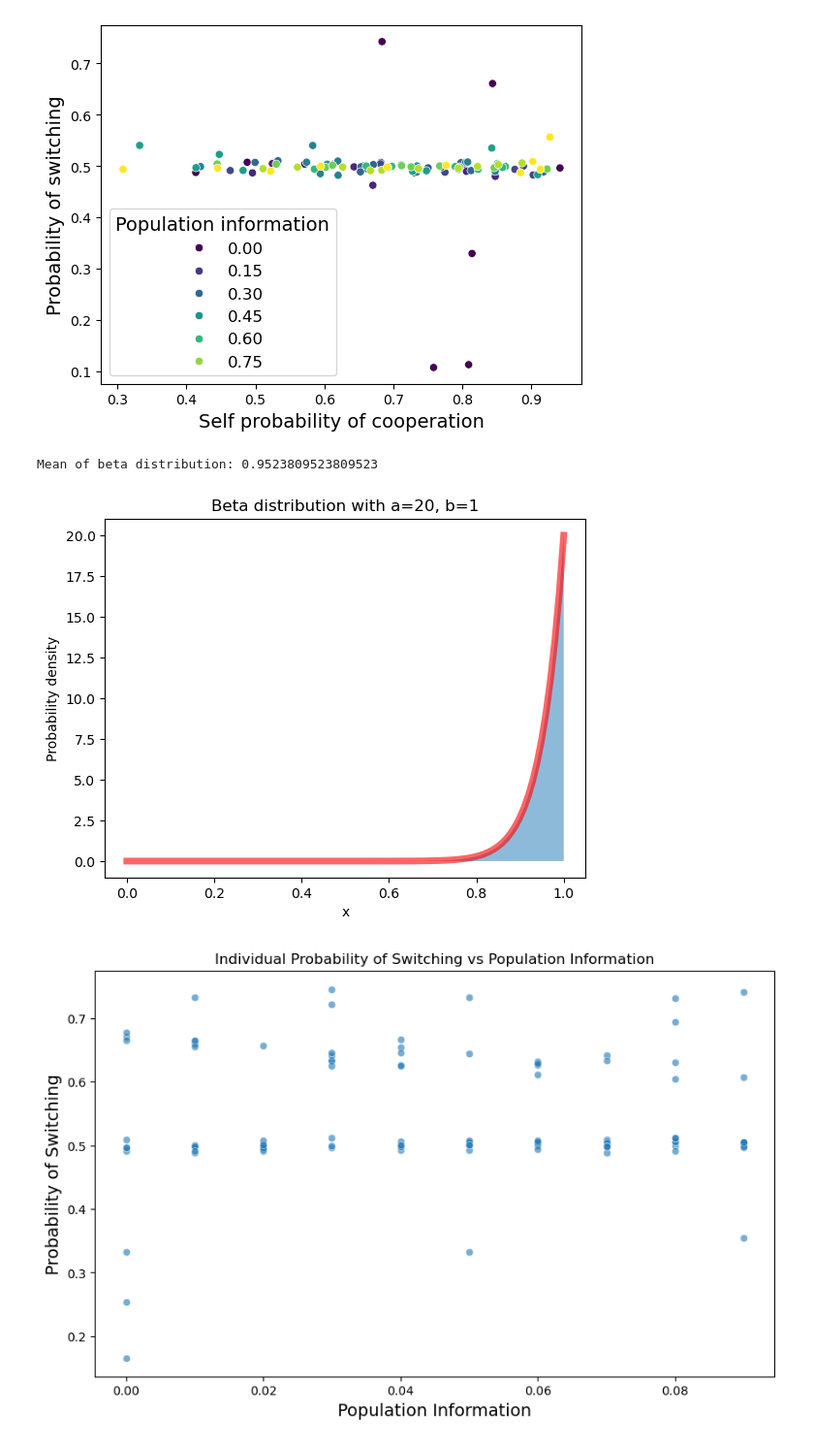
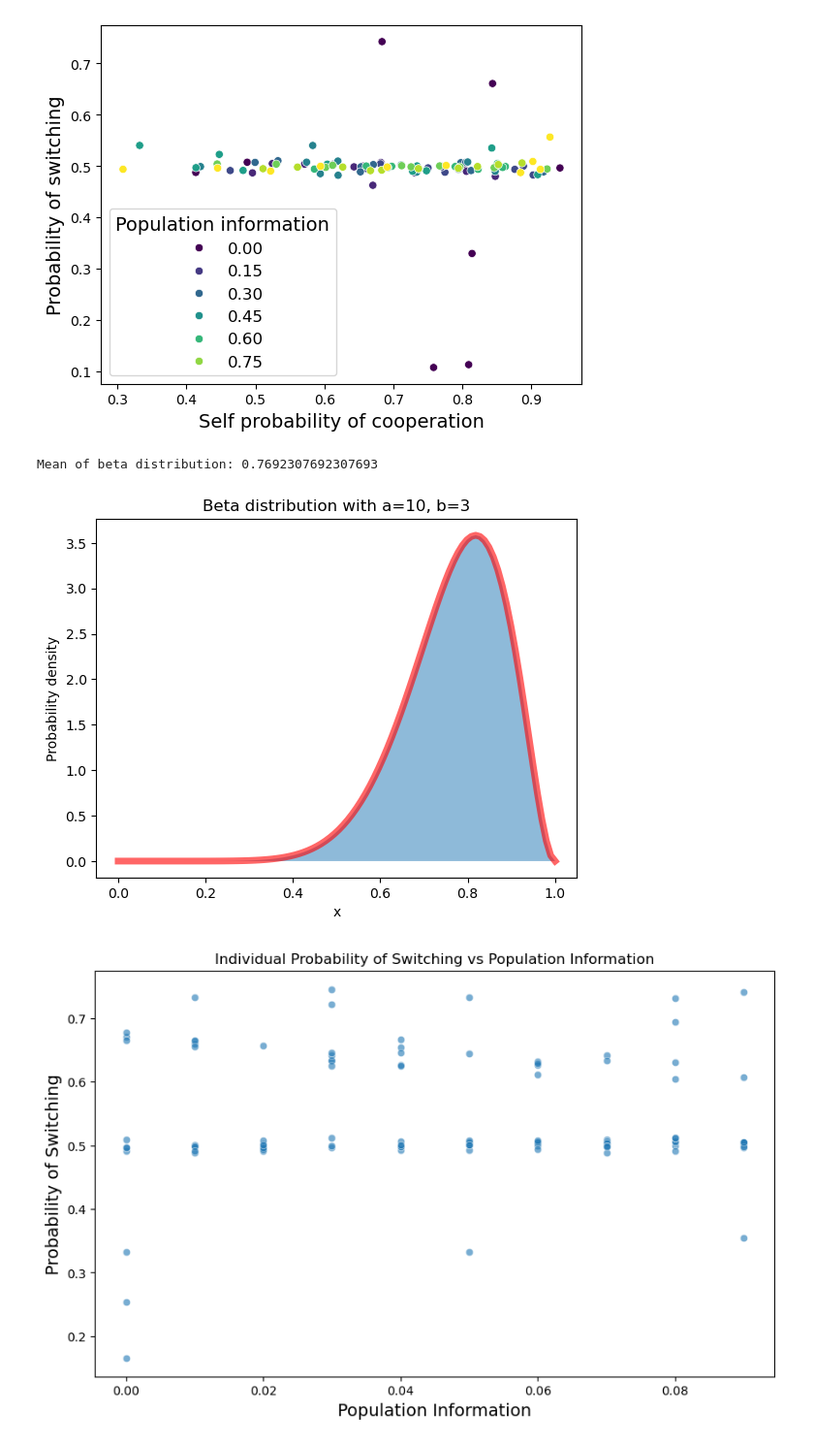
Before and after one commit to beckypadget/partnerswitching_model, a Jupyter notebook: model-classic.ipynb, the cells around one changed output. Shown at 97% size. Saved outputs shown, nothing was run; the diff lists cells and outputs as text; code cells hidden in the pictures.

```diff
--- a/model-classic.ipynb
+++ b/model-classic.ipynb
@@ -313,22 +313,22 @@ plt.show()
 # %%
 # plot pdf of beta given a and b
 fig, ax = plt.subplots()
 x = np.linspace(0, 1, 100)
-a = 20
-b = 1
+a = 10
+b = 3
 y = stats.beta.pdf(x, a, b)
 # print the mean of the beta
 mean = stats.beta.mean(a, b)
 print('Mean of beta distribution:', mean)
 ax.plot(x, y, 'r-', lw=5, alpha=0.6, label='beta pdf')
 ax.fill_between(x, y, alpha=0.5)
 ax.set_xlabel('x')
 ax.set_ylabel('Probability density')
 ax.set_title("Beta distribution with a={}, b={}".format(a, b))
 plt.show()
 # %% [output]
-Mean of beta distribution: 0.9523809523809523
+Mean of beta distribution: 0.7692307692307693
-[figure, old version]
+[figure, new version]
 # %%
 
 # Assuming Population and Animal classes are defined elsewhere
```
Also changed, not shown: 3 other files.
